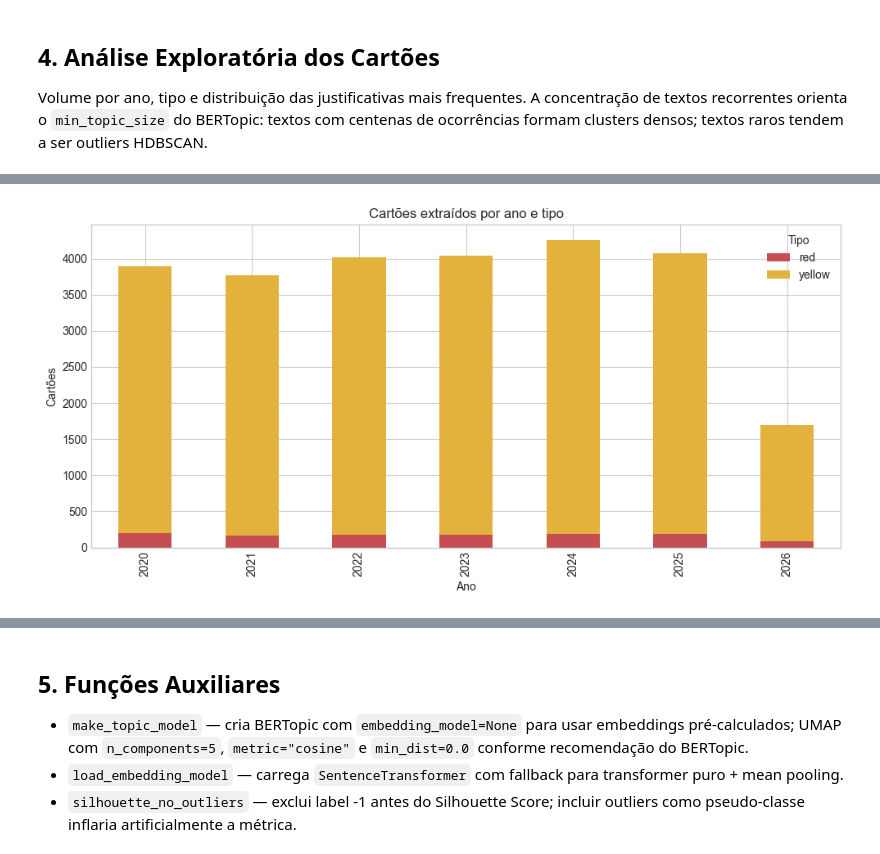
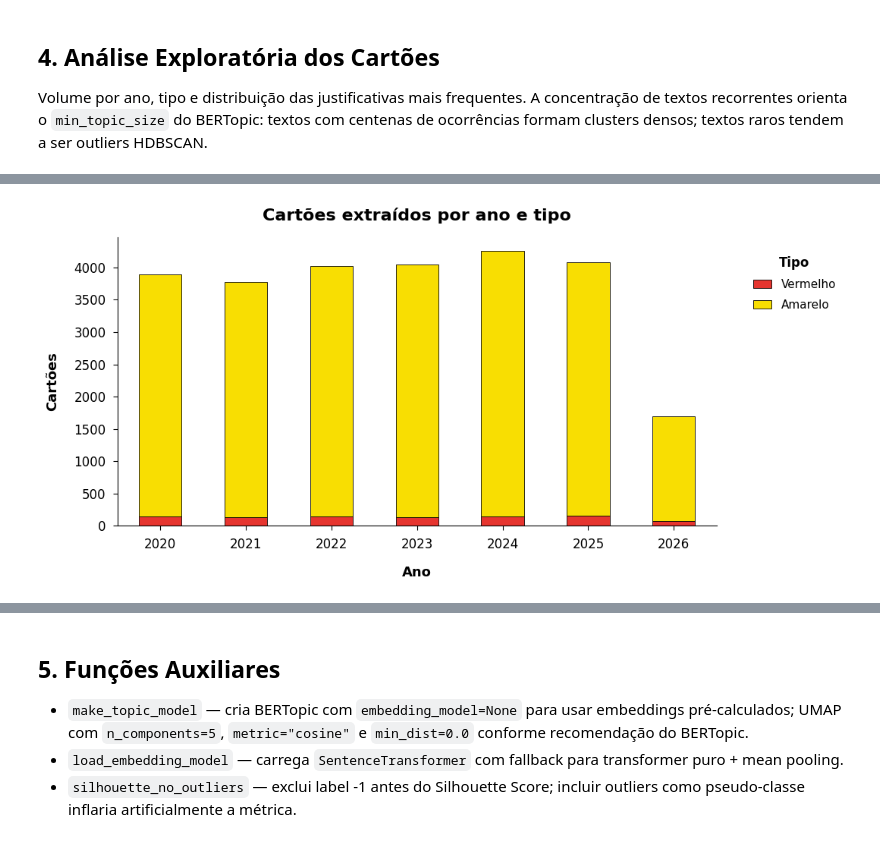
Before and after one commit to gcarbs1/cbf-match-report-analysis, a Jupyter notebook: notebooks/2-semantic_card_reasons_embeddings.ipynb, the cells around one changed output, grey strips where cells are left out. Drawn from its saved outputs; the diff is of its cells as text; code cells hidden in the pictures.

```diff
--- a/notebooks/2-semantic_card_reasons_embeddings.ipynb
+++ b/notebooks/2-semantic_card_reasons_embeddings.ipynb
@@ -38,6 +38,7 @@ import numpy as np
 import pandas as pd
 import umap
 from bertopic import BERTopic
+from matplotlib.colors import LinearSegmentedColormap
 from sentence_transformers import SentenceTransformer
 from sentence_transformers import models as st_models
 from sklearn.feature_extraction.text import CountVectorizer
@@ -46,7 +47,19 @@ from sklearn.metrics import silhouette_score
 from sklearn.metrics.pairwise import cosine_similarity
 
 pd.set_option("display.max_colwidth", 220)
-plt.style.use("seaborn-v0_8-whitegrid")
+plt.style.use("default")
+plt.rcParams.update({
+    "axes.grid": False,
+    "axes.titlesize": 16,
+    "axes.titleweight": "bold",
+    "axes.labelsize": 13,
+    "axes.labelweight": "bold",
+    "xtick.labelsize": 12,
+    "ytick.labelsize": 12,
+    "legend.fontsize": 11,
+    "legend.title_fontsize": 12,
+    "font.size": 12,
+})
 # %% [markdown]
 ## **2. Configuração**
 
@@ -214,21 +289,23 @@ card_by_year_type
 # %%
-fig, ax = plt.subplots(figsize=(10, 5))
-colors = {"yellow": "#E3B23C", "red": "#C44E52"}
+fig, ax = plt.subplots(figsize=(11, 5.4))
 card_by_year_type.plot(
     kind="bar",
     stacked=True,
     ax=ax,
-    color=[colors.get(column, "#4C78A8") for column in card_by_year_type.columns],
+    color=[PLOT_CARD_COLORS.get(column, PLOT_BLUE) for column in card_by_year_type.columns],
+    edgecolor="black",
+    linewidth=0.6,
 )
-ax.set_title("Cartões extraídos por ano e tipo")
-ax.set_xlabel("Ano")
-ax.set_ylabel("Cartões")
-ax.legend(title="Tipo")
-plt.tight_layout()
+style_axis(ax, "Cartões extraídos por ano e tipo", "Ano", "Cartões")
+handles, labels = ax.get_legend_handles_labels()
+label_map = {"yellow": "Amarelo", "red": "Vermelho"}
+ax.legend(handles, [label_map.get(label, label) for label in labels], title="Tipo", loc="upper left", bbox_to_anchor=(1.03, 1), frameon=False, borderaxespad=1.2, labelspacing=0.8, handlelength=1.6)
+ax.get_legend().get_title().set_fontweight("bold")
+plt.tight_layout(pad=1.5)
 save_plot(fig, "cards_by_year_type.png")
 plt.show()
 # %% [output]
-[figure, old version]
+[figure, new version]
 # %%
 card_text_counts = (
     cards.groupby(CARD_TEXT_KEY_COLUMN)
```
Also changed, not shown: parts of 29 cells of this notebook, 13 other files.
